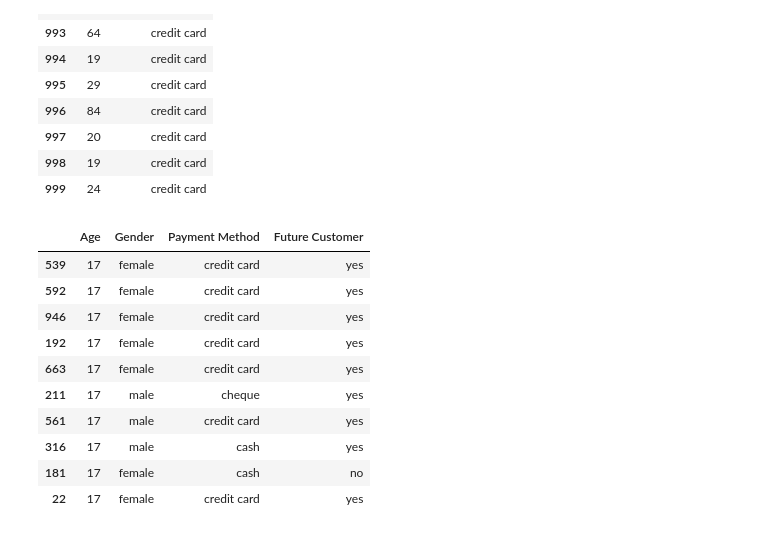
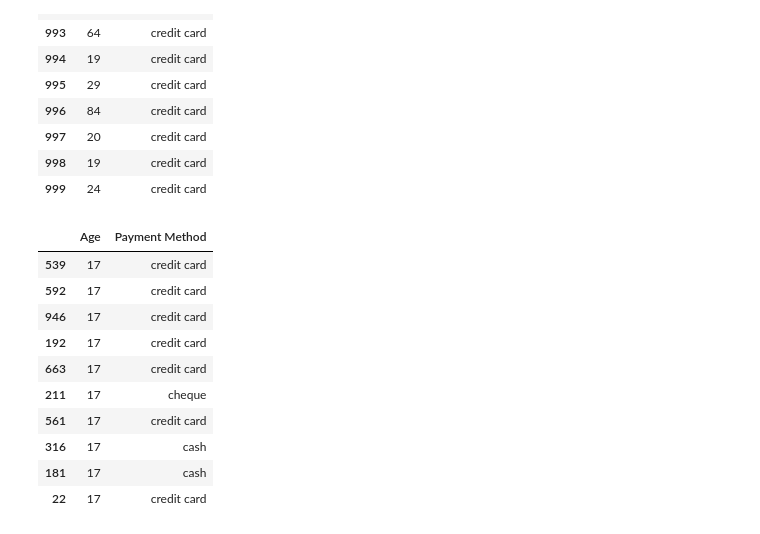
Before and after one commit to vanhuycx/beatiful_soup_web_scraping, a Jupyter notebook: jupyter_test.ipynb, the cells around one changed output. Saved outputs shown, nothing was run; the diff lists cells and outputs as text; code cells hidden in the pictures.

```diff
--- a/jupyter_test.ipynb
+++ b/jupyter_test.ipynb
@@ -56,16 +56,16 @@ df.tail(10)[['Age','Payment Method']]
 | 998 | 19 | credit card |
 | 999 | 24 | credit card |
 # %%
-df.sort_values(by='Age').head(10)
+df.sort_values(by='Age')[['Age','Payment Method']].head(10)
 # %% [output]
-|  | Age | Gender | Payment Method | Future Customer |
-| 539 | 17 | female | credit card | yes |
-| 592 | 17 | female | credit card | yes |
-| 946 | 17 | female | credit card | yes |
-| 192 | 17 | female | credit card | yes |
-| 663 | 17 | female | credit card | yes |
-| 211 | 17 | male | cheque | yes |
-| 561 | 17 | male | credit card | yes |
-| 316 | 17 | male | cash | yes |
-| 181 | 17 | female | cash | no |
-| 22 | 17 | female | credit card | yes |
+|  | Age | Payment Method |
+| 539 | 17 | credit card |
+| 592 | 17 | credit card |
+| 946 | 17 | credit card |
+| 192 | 17 | credit card |
+| 663 | 17 | credit card |
+| 211 | 17 | cheque |
+| 561 | 17 | credit card |
+| 316 | 17 | cash |
+| 181 | 17 | cash |
+| 22 | 17 | credit card |
```
Also changed, not shown: parts of 11 cells of this notebook, 1 other file.
